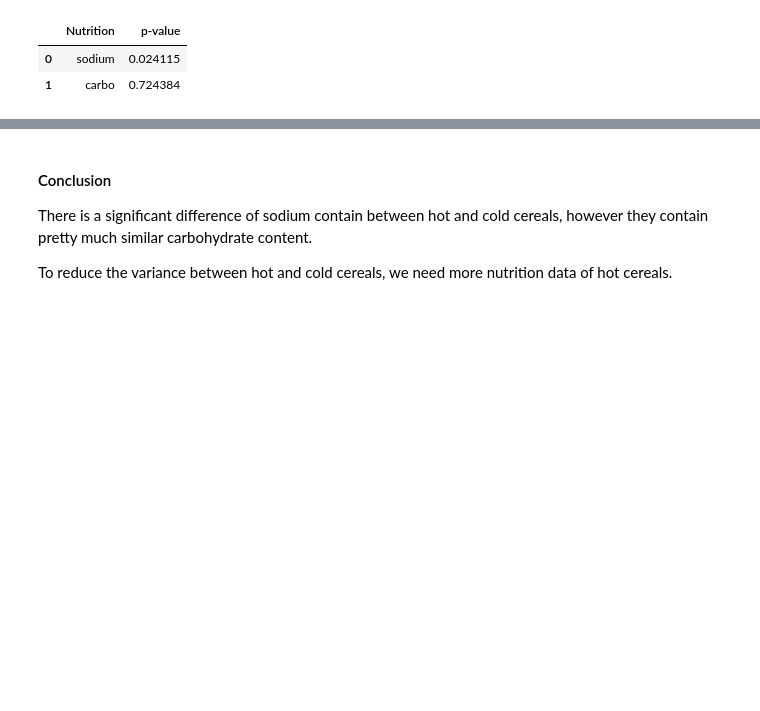
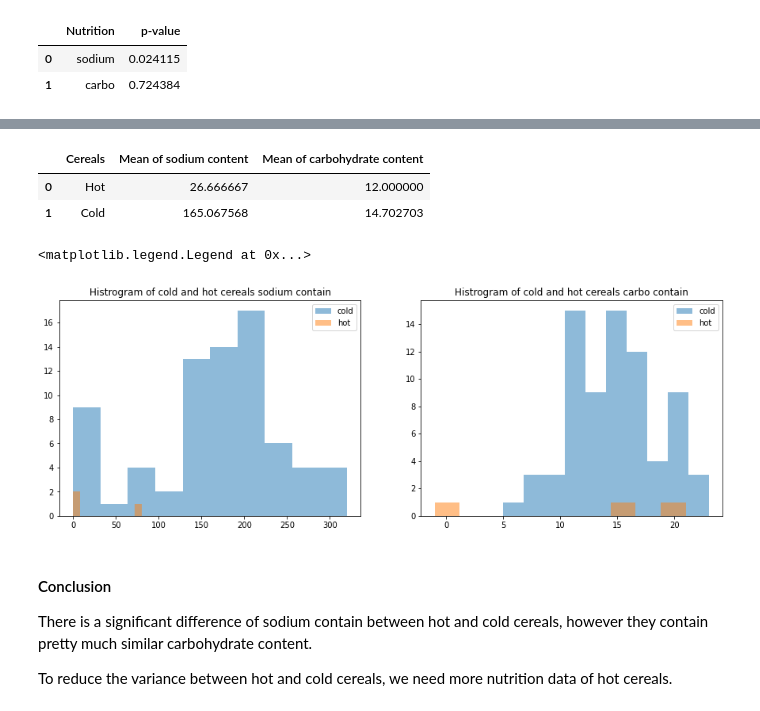
Before and after one commit to lililalina/my-data-challenge, a Jupyter notebook: data-challenge-day-1-of-5.ipynb, the cells around one changed output, grey strips where cells are left out. Saved outputs shown, nothing was run; the diff lists cells and outputs as text; code cells hidden in the pictures; blank space fills up the shorter version.

Commit message:
Kaggle Notebook | data challenge day 1 of 5 | Version 7

```diff
--- a/data-challenge-day-1-of-5.ipynb
+++ b/data-challenge-day-1-of-5.ipynb
@@ -276,3 +242,34 @@ summary
+# %%
+#Summarize the mean in a table
+mean_table = {'Cereals':['Hot', 'Cold'],
+        'Mean of sodium content': [hot_sodium.mean(),cold_sodium.mean()],
+        'Mean of carbohydrate content':[hot_carbo.mean(),cold_carbo.mean()]}
+
+# Create the pandas DataFrame
+mean_summary = pd.DataFrame(mean_table)
+
+# print dataframe
+mean_summary
+# %% [output]
+|  | Cereals | Mean of sodium content | Mean of carbohydrate content |
+| 0 | Hot | 26.666667 | 12.000000 |
+| 1 | Cold | 165.067568 | 14.702703 |
+# %%
+#Create histograms to see the distribution of both type of cereals
+fig, ((ax0, ax1)) = plt.subplots(nrows=1, ncols=2, figsize = (15,5))
+
+ax0.hist(cold_sodium, alpha = 0.5, label = "cold")
+ax0.hist(hot_sodium, alpha = 0.5, label = "hot")
+ax0.set_title("Histrogram of cold and hot cereals sodium contain")
+ax0.legend()
+
+ax1.hist(cold_carbo, alpha = 0.5, label = "cold")
+ax1.hist(hot_carbo, alpha = 0.5, label = "hot")
+ax1.set_title("Histrogram of cold and hot cereals carbo contain")
+ax1.legend()
+# %% [output]
+<matplotlib.legend.Legend at 0x...>
+[figure, added]
 # %% [markdown]
 #### Conclusion
 There is a significant difference of sodium contain between hot and cold cereals, however they contain pretty much similar carbohydrate content.
```
Also changed, not shown: parts of 10 cells of this notebook.
